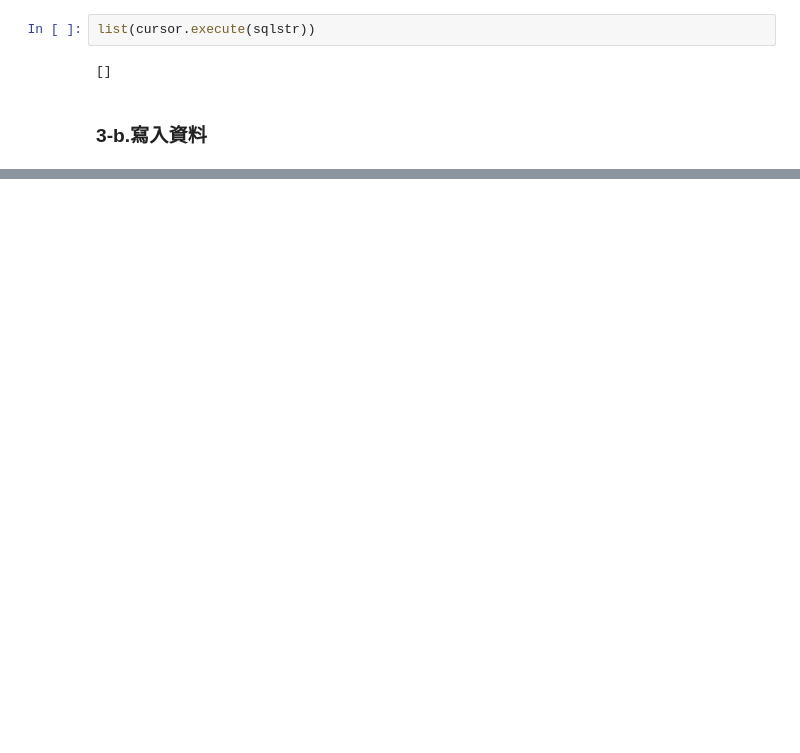
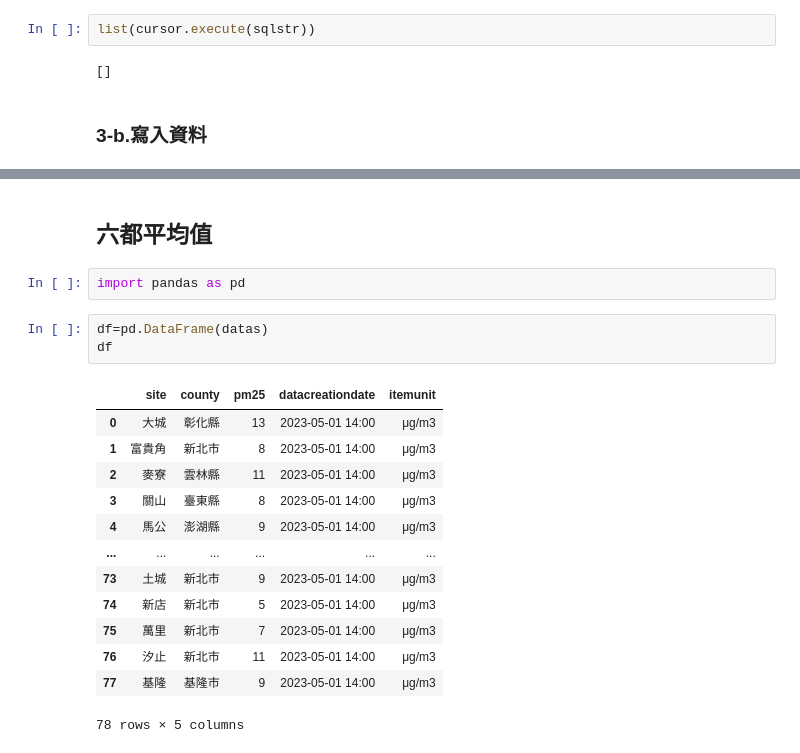
Before and after one commit to AllieLo/flask_demo, a Jupyter notebook: test.ipynb, the cells around one changed output, grey strips where cells are left out. Cells and saved outputs as stored; diff of their text form; blank space fills up the shorter version.

```diff
--- a/test.ipynb
+++ b/test.ipynb
@@ -178,0 +178,21 @@ print(f'更新 {count} 筆資料.')
+# %% [markdown]
+## 六都平均值
+# %%
+import pandas as pd
+# %%
+df=pd.DataFrame(datas)
+df
+# %% [output]
+|  | site | county | pm25 | datacreationdate | itemunit |
+| 0 | 大城 | 彰化縣 | 13 | 2023-05-01 14:00 | μg/m3 |
+| 1 | 富貴角 | 新北市 | 8 | 2023-05-01 14:00 | μg/m3 |
+| 2 | 麥寮 | 雲林縣 | 11 | 2023-05-01 14:00 | μg/m3 |
+| 3 | 關山 | 臺東縣 | 8 | 2023-05-01 14:00 | μg/m3 |
+| 4 | 馬公 | 澎湖縣 | 9 | 2023-05-01 14:00 | μg/m3 |
+| ... | ... | ... | ... | ... | ... |
+| 73 | 土城 | 新北市 | 9 | 2023-05-01 14:00 | μg/m3 |
+| 74 | 新店 | 新北市 | 5 | 2023-05-01 14:00 | μg/m3 |
+| 75 | 萬里 | 新北市 | 7 | 2023-05-01 14:00 | μg/m3 |
+| 76 | 汐止 | 新北市 | 11 | 2023-05-01 14:00 | μg/m3 |
+| 77 | 基隆 | 基隆市 | 9 | 2023-05-01 14:00 | μg/m3 |
+78 rows × 5 columns
```
Also changed, not shown: parts of 11 cells of this notebook, 4 other files.
